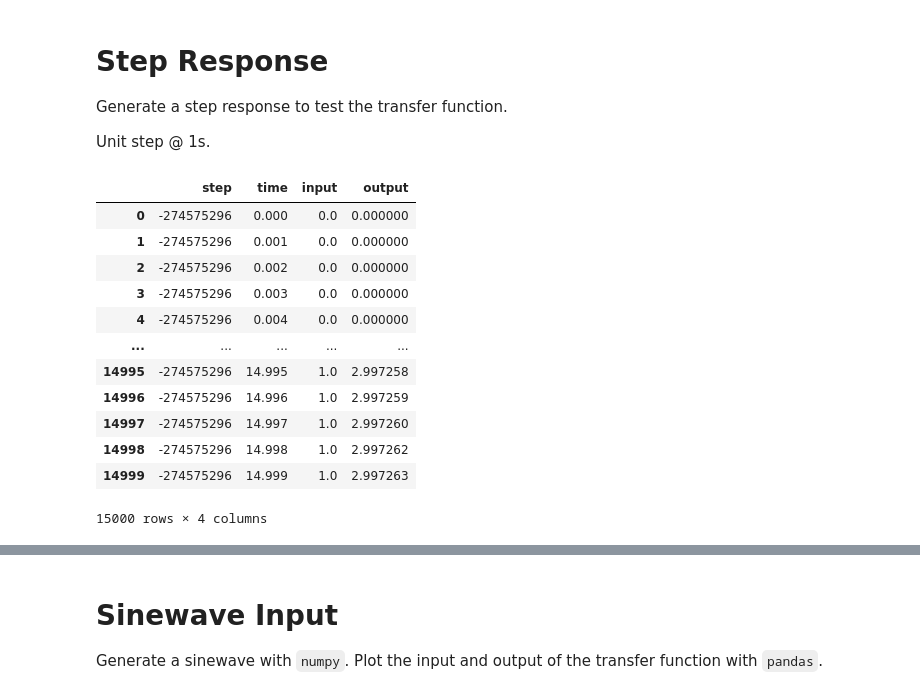
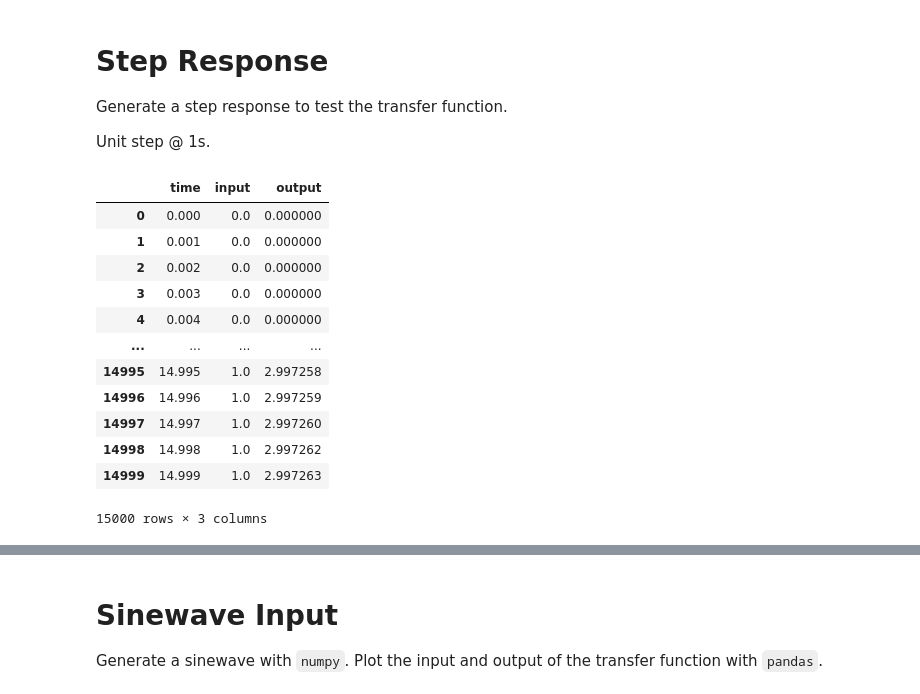
Before and after one commit to dapperfu/Python-Simulink, a Jupyter notebook: Example2/discrete_tf.ipynb, the cells around one changed output, grey strips where cells are left out. Drawn from its saved outputs; the diff is of its cells as text; code cells hidden in the pictures.

```diff
--- a/Example2/discrete_tf.ipynb
+++ b/Example2/discrete_tf.ipynb
@@ -70,14 +89,15 @@ array([[[ True,  True]]])
 
 Run the model and store the step, input, output and simulation time to a pandas dataframe.
 # %%
-model_initialize();
+model_initialize()
 rows = list()
 for step in range(1000):
     model_step()
-    row_tmp = {
-    'time': float(SimTime.value),
-    'input': float(InputSignal.value),
-    'output': float(OutputSignal.value),
-    }
-    rows.append(row_tmp)
+    rows.append(
+        {
+            "time": float(SimTime.value),
+            "input": float(InputSignal.value),
+            "output": float(OutputSignal.value),
+        }
+    )
 # %%
@@ -105,35 +124,38 @@ Generate a step response to test the transfer function.
 
 Unit step @ 1s.
 # %%
-model_initialize();
-InputSignal.value=0.0;
-rows = list()
-for step in range(int(15*1e3)):
-    if step>=1*1e3:
-        InputSignal.value=1.0
+model_initialize()
+InputSignal.value = 0.0
+data = list()
+for step in range(int(15 * 1e3)):
+    # If Time is >=1s, Input signal = 1s.
+    if step >= 1 * 1e3:
+        InputSignal.value = 1.0
     else:
-        InputSignal.value=0.0
-    row_tmp = {
-    'step': model_step(),
-    'time': float(SimTime.value),
-    'input': float(InputSignal.value),
-    'output': float(OutputSignal.value),
-    }
-    rows.append(row_tmp)
-df = pd.DataFrame(rows)
+        InputSignal.value = 0.0
+    model_step()
+    # Log the response.
+    data.append(
+        {
+            "time": float(SimTime.value),
+            "input": float(InputSignal.value),
+            "output": float(OutputSignal.value),
+        }
+    )
+df = pd.DataFrame(data)
 df
 # %% [output]
-|  | step | time | input | output |
-| 0 | -274575296 | 0.000 | 0.0 | 0.000000 |
-| 1 | -274575296 | 0.001 | 0.0 | 0.000000 |
-| 2 | -274575296 | 0.002 | 0.0 | 0.000000 |
-| 3 | -274575296 | 0.003 | 0.0 | 0.000000 |
-| 4 | -274575296 | 0.004 | 0.0 | 0.000000 |
-| ... | ... | ... | ... | ... |
-| 14995 | -274575296 | 14.995 | 1.0 | 2.997258 |
-| 14996 | -274575296 | 14.996 | 1.0 | 2.997259 |
-| 14997 | -274575296 | 14.997 | 1.0 | 2.997260 |
-| 14998 | -274575296 | 14.998 | 1.0 | 2.997262 |
-| 14999 | -274575296 | 14.999 | 1.0 | 2.997263 |
+|  | time | input | output |
+| 0 | 0.000 | 0.0 | 0.000000 |
+| 1 | 0.001 | 0.0 | 0.000000 |
+| 2 | 0.002 | 0.0 | 0.000000 |
+| 3 | 0.003 | 0.0 | 0.000000 |
+| 4 | 0.004 | 0.0 | 0.000000 |
+| ... | ... | ... | ... |
+| 14995 | 14.995 | 1.0 | 2.997258 |
+| 14996 | 14.996 | 1.0 | 2.997259 |
+| 14997 | 14.997 | 1.0 | 2.997260 |
+| 14998 | 14.998 | 1.0 | 2.997262 |
+| 14999 | 14.999 | 1.0 | 2.997263 |
-15000 rows × 4 columns
+15000 rows × 3 columns
 # %%
```
Also changed, not shown: parts of 27 cells of this notebook, 7 other files.
